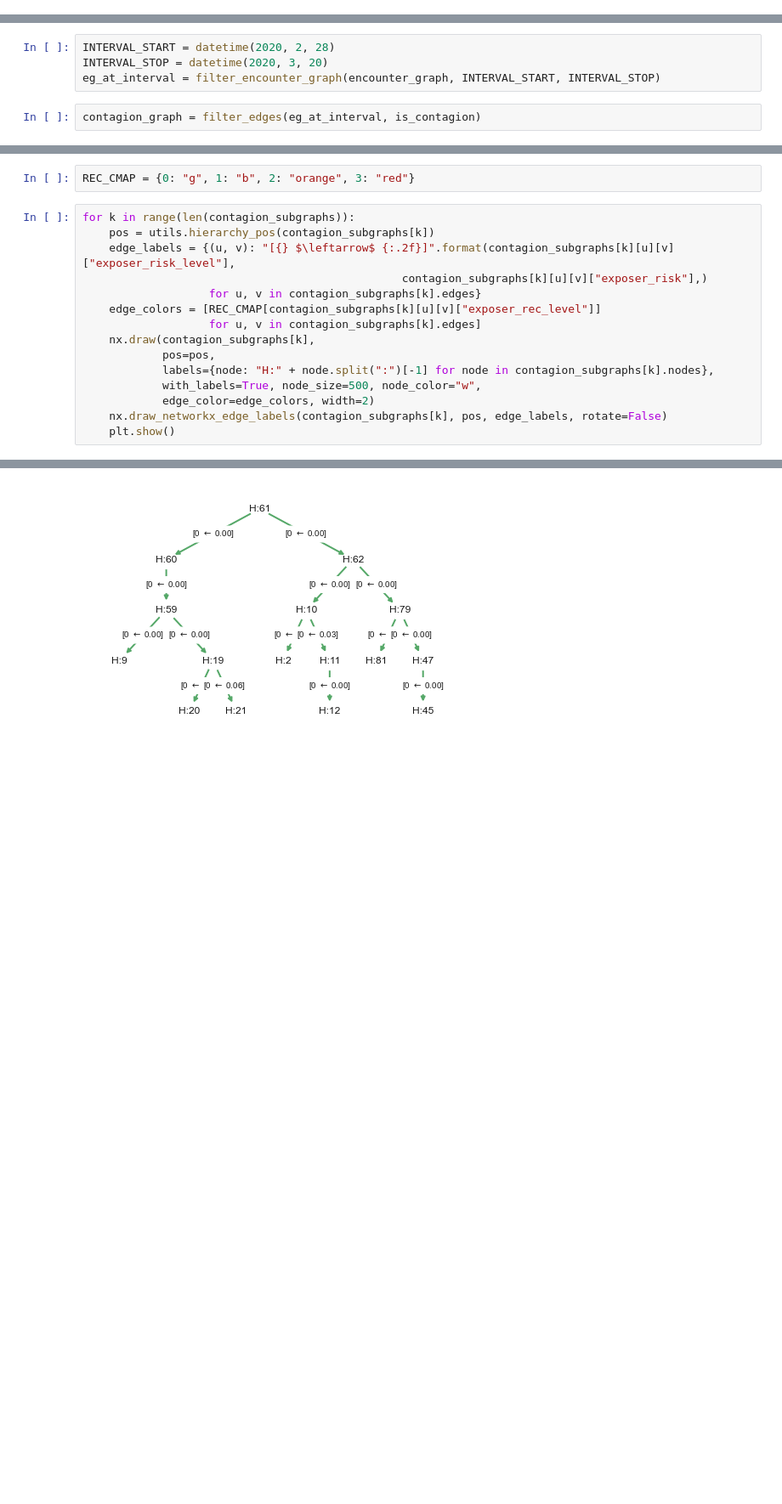
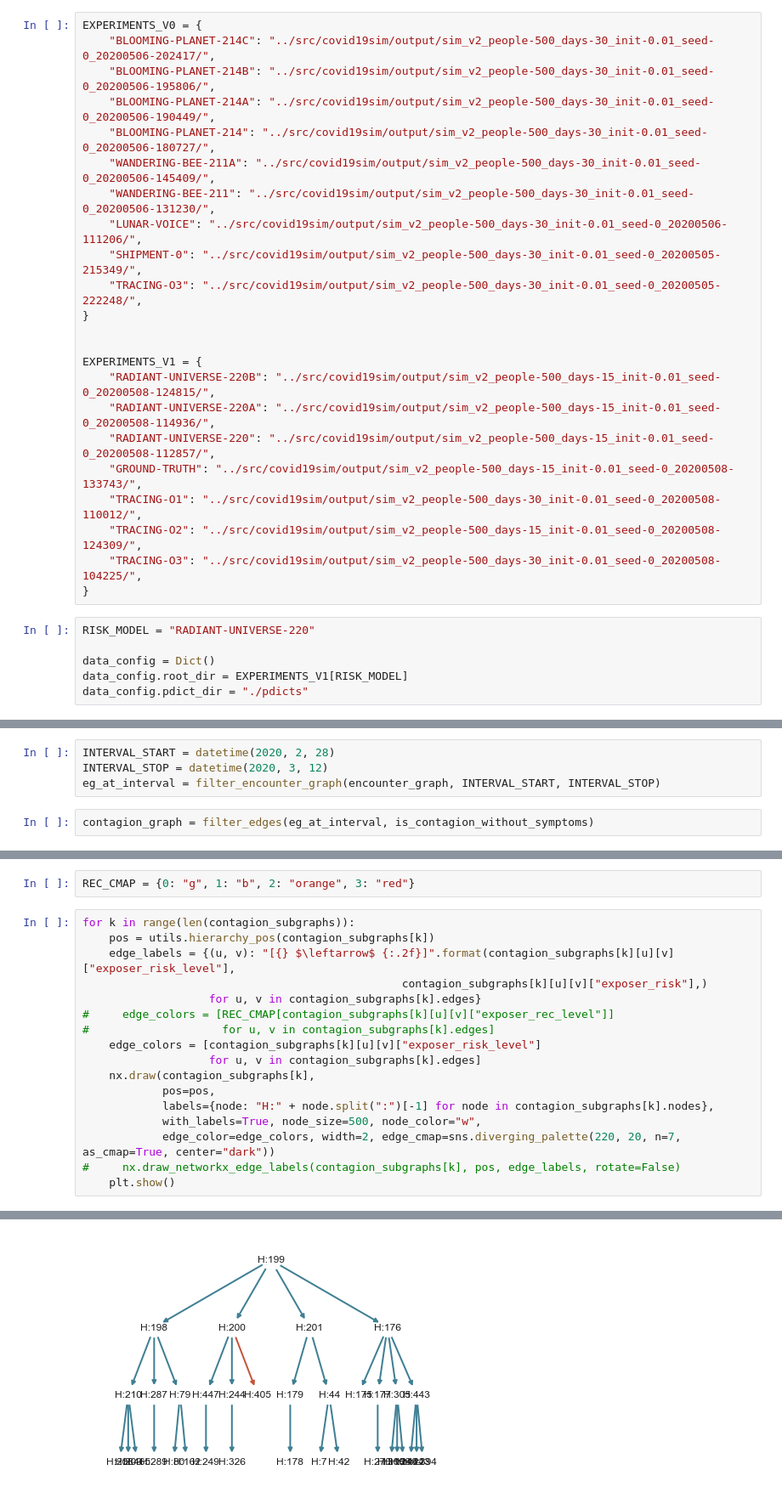
Before and after one commit to mila-iqia/COVI-AgentSim, a Jupyter notebook: notebooks/analysis.ipynb, the cells around one changed output, grey strips where cells are left out. Shown at 85% size. Cells and saved outputs as stored; diff of their text form; blank space fills up the shorter version.

```diff
--- a/notebooks/analysis.ipynb
+++ b/notebooks/analysis.ipynb
@@ -25,3 +24,32 @@ data_config.root_dir = "../src/covid19sim/output/sim_v2_people-100_days-20_init-
+# %%
+EXPERIMENTS_V0 = {
+    "BLOOMING-PLANET-214C": "../src/covid19sim/output/sim_v2_people-500_days-30_init-0.01_seed-0_20200506-202417/",
+    "BLOOMING-PLANET-214B": "../src/covid19sim/output/sim_v2_people-500_days-30_init-0.01_seed-0_20200506-195806/",
+    "BLOOMING-PLANET-214A": "../src/covid19sim/output/sim_v2_people-500_days-30_init-0.01_seed-0_20200506-190449/",
+    "BLOOMING-PLANET-214": "../src/covid19sim/output/sim_v2_people-500_days-30_init-0.01_seed-0_20200506-180727/",
+    "WANDERING-BEE-211A": "../src/covid19sim/output/sim_v2_people-500_days-30_init-0.01_seed-0_20200506-145409/",
+    "WANDERING-BEE-211": "../src/covid19sim/output/sim_v2_people-500_days-30_init-0.01_seed-0_20200506-131230/",
+    "LUNAR-VOICE": "../src/covid19sim/output/sim_v2_people-500_days-30_init-0.01_seed-0_20200506-111206/",
+    "SHIPMENT-0": "../src/covid19sim/output/sim_v2_people-500_days-30_init-0.01_seed-0_20200505-215349/",
+    "TRACING-O3": "../src/covid19sim/output/sim_v2_people-500_days-30_init-0.01_seed-0_20200505-222248/",
+}
+
+
+EXPERIMENTS_V1 = {
+    "RADIANT-UNIVERSE-220B": "../src/covid19sim/output/sim_v2_people-500_days-15_init-0.01_seed-0_20200508-124815/",
+    "RADIANT-UNIVERSE-220A": "../src/covid19sim/output/sim_v2_people-500_days-15_init-0.01_seed-0_20200508-114936/",
+    "RADIANT-UNIVERSE-220": "../src/covid19sim/output/sim_v2_people-500_days-15_init-0.01_seed-0_20200508-112857/",
+    "GROUND-TRUTH": "../src/covid19sim/output/sim_v2_people-500_days-15_init-0.01_seed-0_20200508-133743/",
+    "TRACING-O1": "../src/covid19sim/output/sim_v2_people-500_days-30_init-0.01_seed-0_20200508-110012/",
+    "TRACING-O2": "../src/covid19sim/output/sim_v2_people-500_days-15_init-0.01_seed-0_20200508-124309/",
+    "TRACING-O3": "../src/covid19sim/output/sim_v2_people-500_days-30_init-0.01_seed-0_20200508-104225/",
+}
+# %%
+RISK_MODEL = "RADIANT-UNIVERSE-220"
+
+data_config = Dict()
+data_config.root_dir = EXPERIMENTS_V1[RISK_MODEL]
+data_config.pdict_dir = "./pdicts"
 # %%
 def load_logs(config=None):
     config = config or data_config
@@ -185,10 +240,10 @@ def keep_most_recent(edge_spec):
 encounter_graph = make_encounter_graph(encounter_logs)
 # %%
 INTERVAL_START = datetime(2020, 2, 28)
-INTERVAL_STOP = datetime(2020, 3, 20)
+INTERVAL_STOP = datetime(2020, 3, 12)
 eg_at_interval = filter_encounter_graph(encounter_graph, INTERVAL_START, INTERVAL_STOP)
 # %%
-contagion_graph = filter_edges(eg_at_interval, is_contagion)
+contagion_graph = filter_edges(eg_at_interval, is_contagion_without_symptoms)
 # %%
 print(f"Num Nodes in CG: {len(contagion_graph.nodes)}")
 print(f"Num Edges in CG: {len(contagion_graph.edges)}")
@@ -240,13 +378,15 @@ for k in range(len(contagion_subgraphs)):
     edge_labels = {(u, v): "[{} $\leftarrow$ {:.2f}]".format(contagion_subgraphs[k][u][v]["exposer_risk_level"],
                                                 contagion_subgraphs[k][u][v]["exposer_risk"],)
                    for u, v in contagion_subgraphs[k].edges}
-    edge_colors = [REC_CMAP[contagion_subgraphs[k][u][v]["exposer_rec_level"]]
+#     edge_colors = [REC_CMAP[contagion_subgraphs[k][u][v]["exposer_rec_level"]]
+#                    for u, v in contagion_subgraphs[k].edges]
+    edge_colors = [contagion_subgraphs[k][u][v]["exposer_risk_level"]
                    for u, v in contagion_subgraphs[k].edges]
     nx.draw(contagion_subgraphs[k],
             pos=pos,
             labels={node: "H:" + node.split(":")[-1] for node in contagion_subgraphs[k].nodes},
             with_labels=True, node_size=500, node_color="w",
-            edge_color=edge_colors, width=2)
-    nx.draw_networkx_edge_labels(contagion_subgraphs[k], pos, edge_labels, rotate=False)
+            edge_color=edge_colors, width=2, edge_cmap=sns.diverging_palette(220, 20, n=7, as_cmap=True, center="dark"))
+#     nx.draw_networkx_edge_labels(contagion_subgraphs[k], pos, edge_labels, rotate=False)
     plt.show()
 # %% [output]
@@ -254 +394 @@ for k in range(len(contagion_subgraphs)):
-[figure, old version]
+[figure, new version]
```
Also changed, not shown: parts of 16 cells of this notebook.
